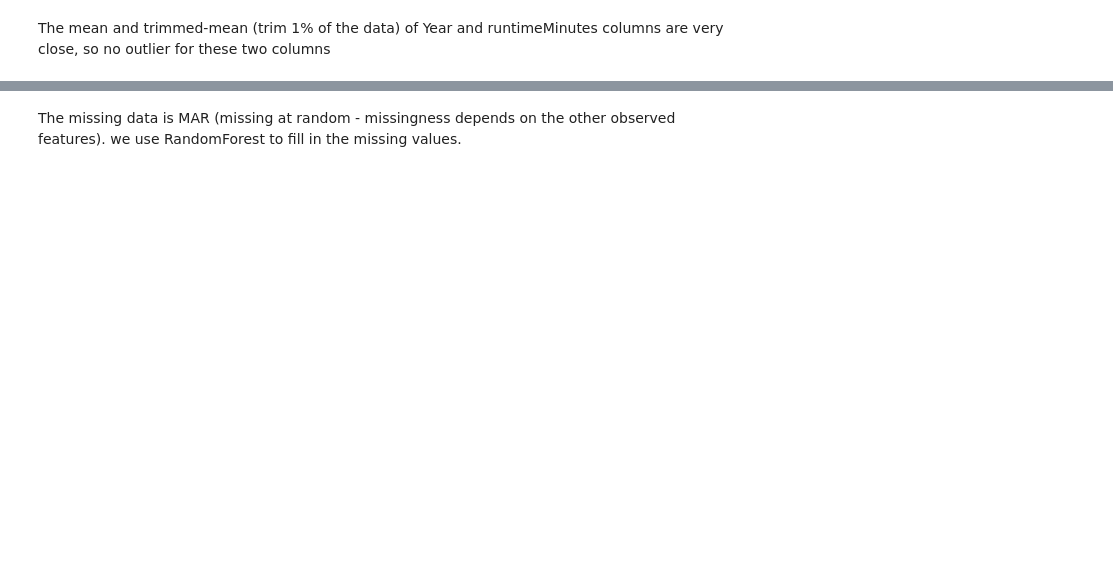
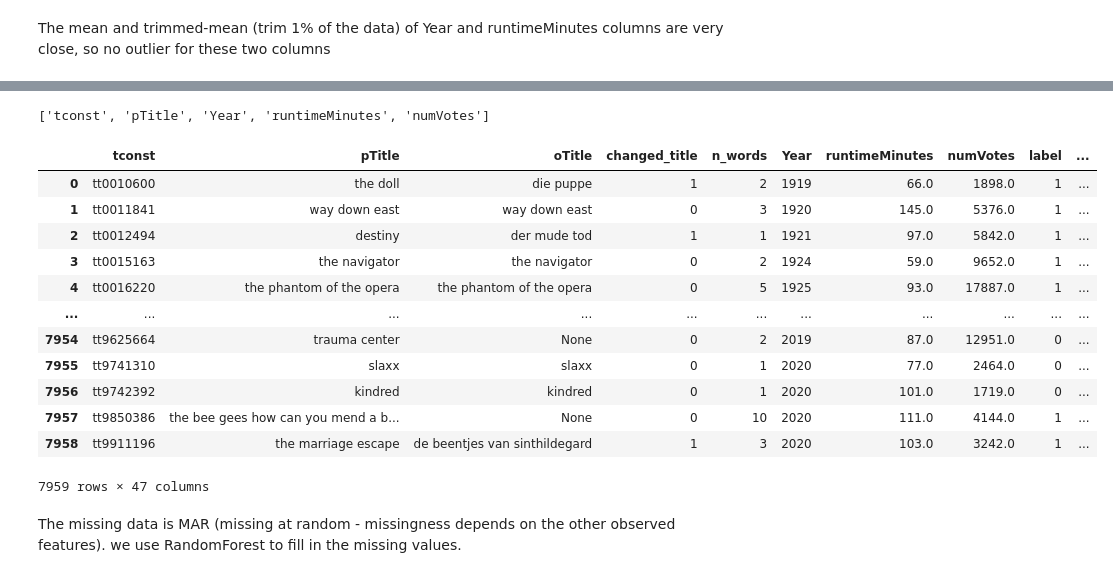
Before and after one commit to usermar445/big_data_final_project, a Jupyter notebook: Cleaning_missing_handling.ipynb, the cells around one changed output, grey strips where cells are left out. Saved outputs shown, nothing was run; the diff lists cells and outputs as text; code cells hidden in the pictures; blank space fills up the shorter version.

Commit message:
Clean_data_from_the_source_impute_missing_during_data_integration

```diff
--- a/Cleaning_missing_handling.ipynb
+++ b/Cleaning_missing_handling.ipynb
@@ -213,3 +254,36 @@ It doesn't seem there is any outlier in this numVotes column
+# %%
+common_columns = all_training_data.columns.intersection(wiki_data_cleaned_ohe.columns).tolist()
+common_columns
+# %% [output]
+['tconst', 'pTitle', 'Year', 'runtimeMinutes', 'numVotes']
+# %%
+combined_all_data = pd.merge(all_training_data, wiki_data_cleaned_ohe, how = 'left', on = 'tconst')
+# %%
+for column in common_columns:
+    if (column in all_training_data) and (column != 'tconst'):
+        combined_all_data[column+'_x'] = combined_all_data[column+'_x'].fillna(combined_all_data[column+'_y'])
+# %%
+# Clean the title after the merge
+columns_to_drop = [col for col in combined_all_data.columns if col.endswith('_y')]
+combined_all_data = combined_all_data.drop(columns = columns_to_drop)
+# %%
+combined_all_data = combined_all_data.rename(columns = {col: col.rstrip('_x') for col in combined_all_data.columns if col.endswith('_x')})
+# %%
+combined_all_data
+# %% [output]
+|  | tconst | pTitle | oTitle | changed_title | n_words | Year | runtimeMinutes | numVotes | label | ... |
+| 0 | tt0010600 | the doll | die puppe | 1 | 2 | 1919 | 66.0 | 1898.0 | 1 | ... |
+| 1 | tt0011841 | way down east | way down east | 0 | 3 | 1920 | 145.0 | 5376.0 | 1 | ... |
+| 2 | tt0012494 | destiny | der mude tod | 1 | 1 | 1921 | 97.0 | 5842.0 | 1 | ... |
+| 3 | tt0015163 | the navigator | the navigator | 0 | 2 | 1924 | 59.0 | 9652.0 | 1 | ... |
+| 4 | tt0016220 | the phantom of the opera | the phantom of the opera | 0 | 5 | 1925 | 93.0 | 17887.0 | 1 | ... |
+| ... | ... | ... | ... | ... | ... | ... | ... | ... | ... | ... |
+| 7954 | tt9625664 | trauma center | None | 0 | 2 | 2019 | 87.0 | 12951.0 | 0 | ... |
+| 7955 | tt9741310 | slaxx | slaxx | 0 | 1 | 2020 | 77.0 | 2464.0 | 0 | ... |
+| 7956 | tt9742392 | kindred | kindred | 0 | 1 | 2020 | 101.0 | 1719.0 | 0 | ... |
+| 7957 | tt9850386 | the bee gees how can you mend a b... | None | 0 | 10 | 2020 | 111.0 | 4144.0 | 1 | ... |
+| 7958 | tt9911196 | the marriage escape | de beentjes van sinthildegard | 1 | 3 | 2020 | 103.0 | 3242.0 | 1 | ... |
+7959 rows × 47 columns
 # %% [markdown]
 The missing data is MAR (missing at random - missingness depends on the other observed features). we use RandomForest to fill in the missing values.
 # %%
```
Also changed, not shown: parts of 29 cells of this notebook.
